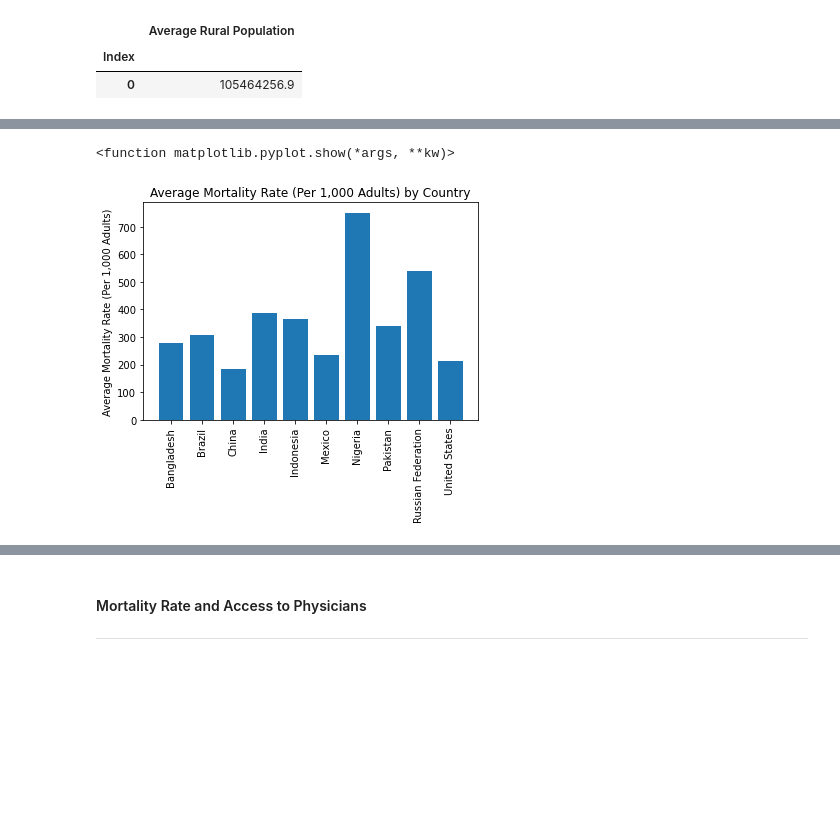
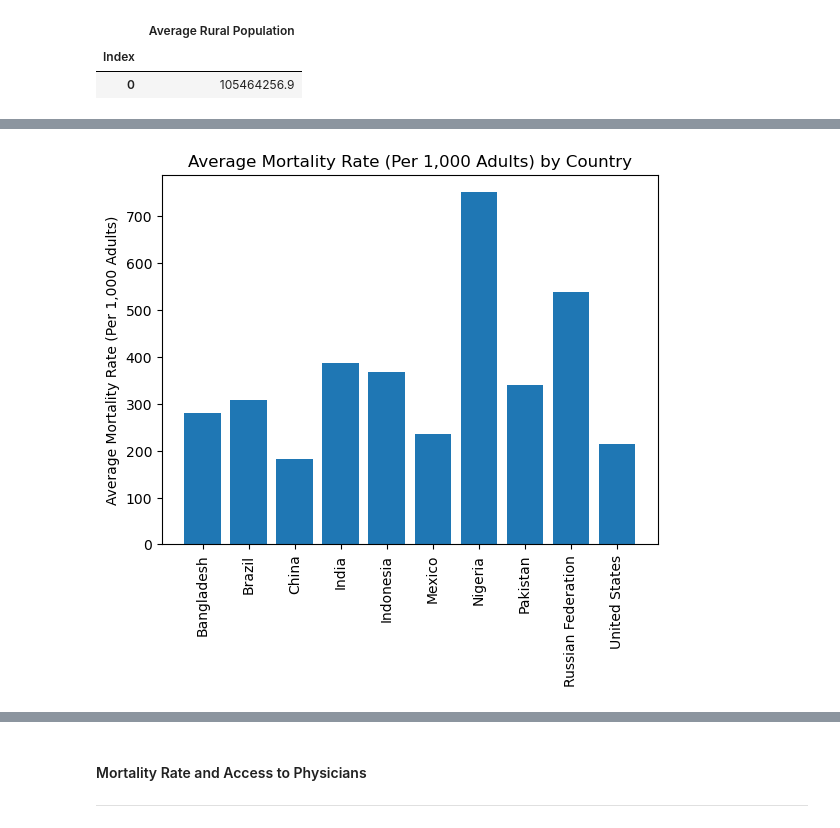
Before and after one commit to ralphy32/project_1, a Jupyter notebook: project1.ipynb, the cells around one changed output, grey strips where cells are left out. Saved outputs shown, nothing was run; the diff lists cells and outputs as text; code cells hidden in the pictures; blank space fills up the shorter version.

```diff
--- a/project1.ipynb
+++ b/project1.ipynb
@@ -273,16 +273,15 @@ sorted_urban_df
 # %%
 # Plot Average Mortality Rate by Country
 x_values = sorted_urban_df["Country"]
 y_values = sorted_urban_df["Average Mortality Rate (Per 1,000 Adults)"]
 plt.bar(x_values,y_values)
 plt.title ("Average Mortality Rate (Per 1,000 Adults) by Country")
 plt.ylabel ("Average Mortality Rate (Per 1,000 Adults)")
 plt.xticks(x_values,x_values, rotation=90)
 
-plt.show
+plt.show()
 # %% [output]
-<function matplotlib.pyplot.show(*args, **kw)>
-[figure, old version]
+[figure, new version]
 # %%
 # Plot Average Mortality Rate by Average Total Population
 x_values = sorted_urban_df["Average Total Population"]
```
Also changed, not shown: parts of 4 cells of this notebook, 6 other files.
